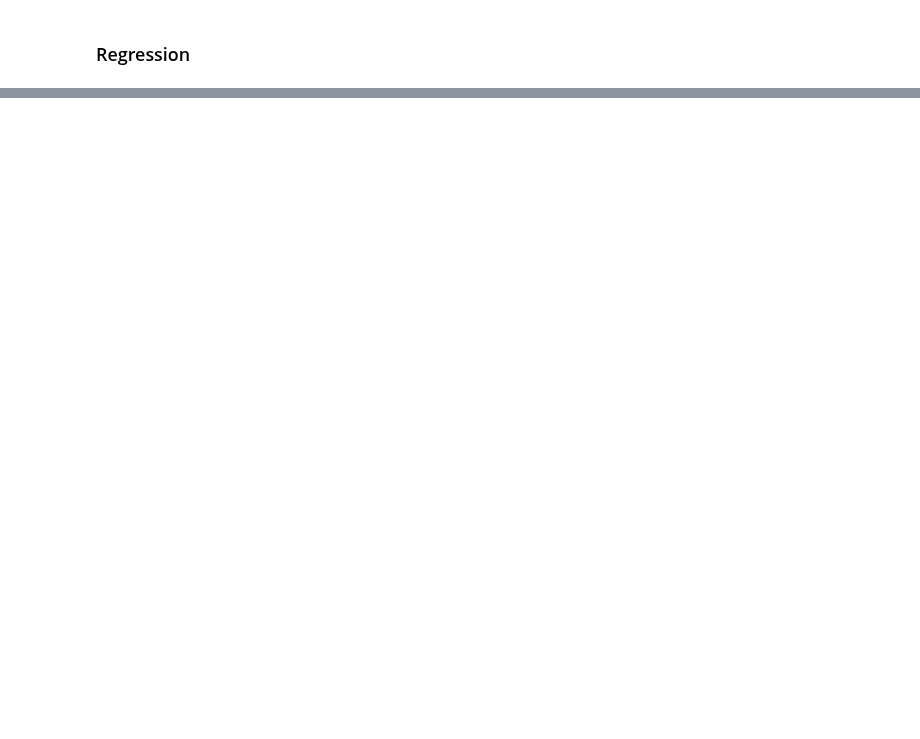
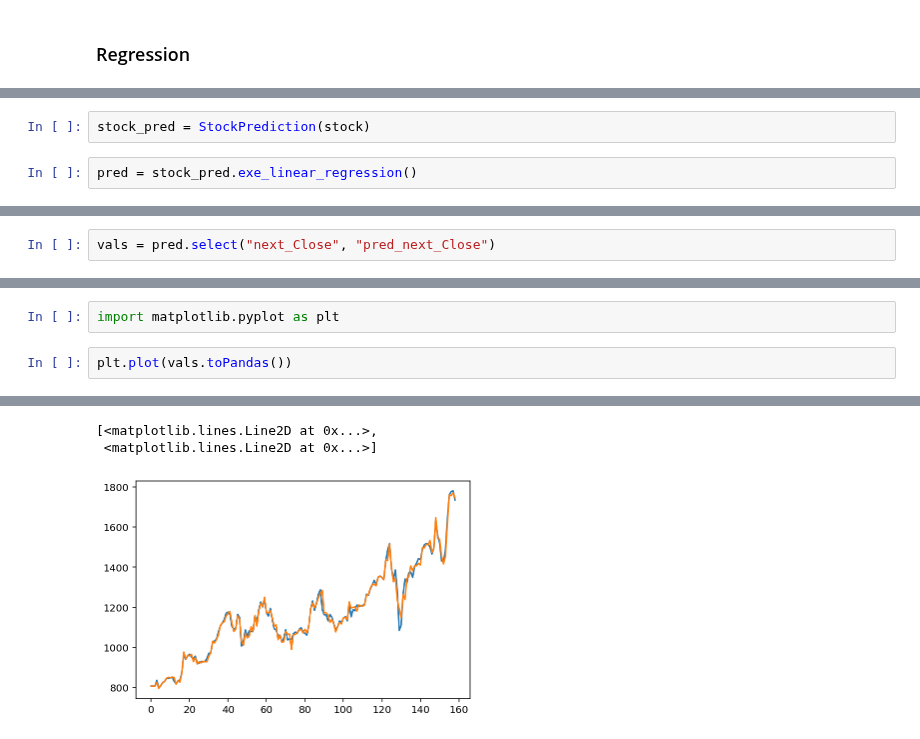
Before and after one commit to yxyfer/BigData-Projet, a Jupyter notebook: stock_prediction.ipynb, the cells around one changed output, grey strips where cells are left out. Cells and saved outputs as stored; diff of their text form; blank space fills up the shorter version.

```diff
--- a/stock_prediction.ipynb
+++ b/stock_prediction.ipynb
@@ -66,0 +67,4 @@ only showing top 4 rows
+# %%
+stock_pred = StockPrediction(stock)
+# %%
+pred = stock_pred.exe_linear_regression()
@@ -66,0 +80,2 @@ only showing top 4 rows
+# %%
+vals = pred.select("next_Close", "pred_next_Close")
@@ -66,0 +104,5 @@ only showing top 4 rows
+# %%
+import matplotlib.pyplot as plt
+# %%
+plt.plot(vals.toPandas())
+# %% [output]
@@ -66,0 +111,3 @@ only showing top 4 rows
+[<matplotlib.lines.Line2D at 0x...>,
+ <matplotlib.lines.Line2D at 0x...>]
+[figure, added]
```
Also changed, not shown: parts of 8 cells of this notebook, 2 other files.
